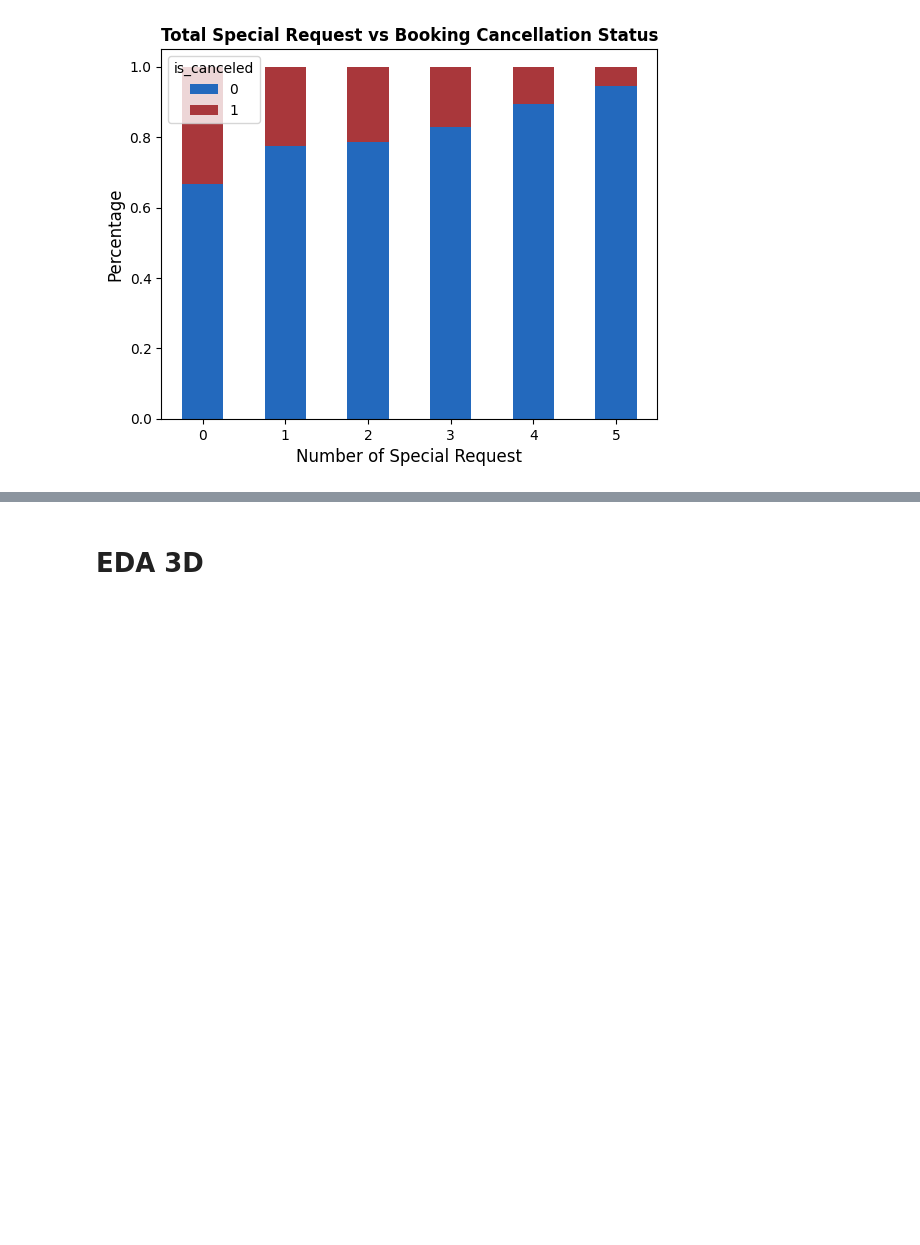
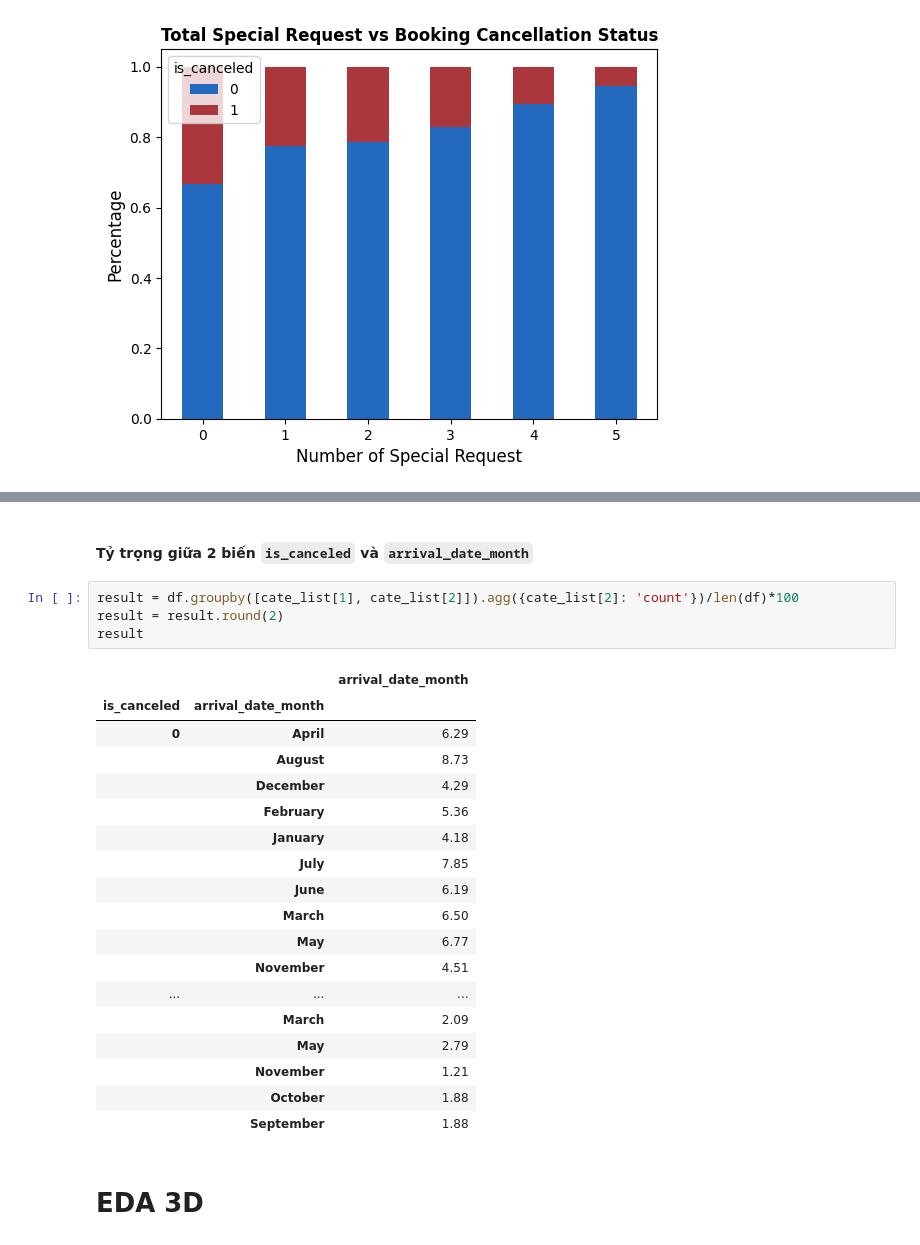
Before and after one commit to duongtruongbinh/Data-Visualization-Labs, a Jupyter notebook: Project/Project.ipynb, the cells around one changed output, grey strips where cells are left out. Cells and saved outputs as stored; diff of their text form; blank space fills up the shorter version.

```diff
--- a/Project/Project.ipynb
+++ b/Project/Project.ipynb
@@ -504,3 +556,28 @@ df.groupby([cate_list[0], cate_list[2]]).agg({cate_list[2]: 'count'})/len(df)*10
+# %% [markdown]
+#### Tỷ trọng giữa 2 biến `is_canceled` và `arrival_date_month`
+# %%
+result = df.groupby([cate_list[1], cate_list[2]]).agg({cate_list[2]: 'count'})/len(df)*100
+result = result.round(2)
+result
+# %% [output]
+|  |  | arrival_date_month |
+| is_canceled | arrival_date_month |  |
+| 0 | April | 6.29 |
+|  | August | 8.73 |
+|  | December | 4.29 |
+|  | February | 5.36 |
+|  | January | 4.18 |
+|  | July | 7.85 |
+|  | June | 6.19 |
+|  | March | 6.50 |
+|  | May | 6.77 |
+|  | November | 4.51 |
+| ... | ... | ... |
+|  | March | 2.09 |
+|  | May | 2.79 |
+|  | November | 1.21 |
+|  | October | 1.88 |
+|  | September | 1.88 |
 # %% [markdown]
 # EDA 3D
 # %%
```
Also changed, not shown: parts of 11 cells of this notebook.
